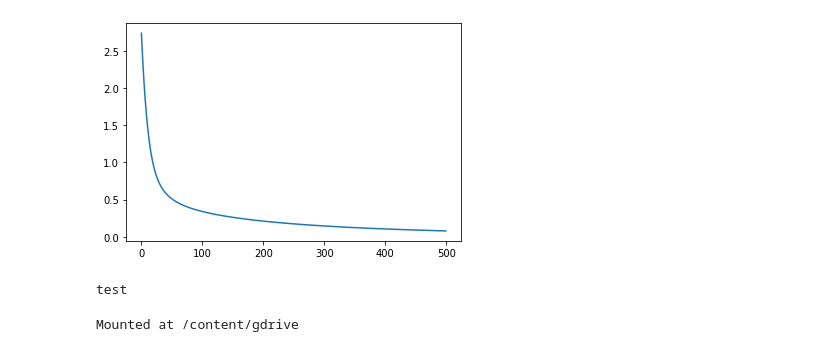
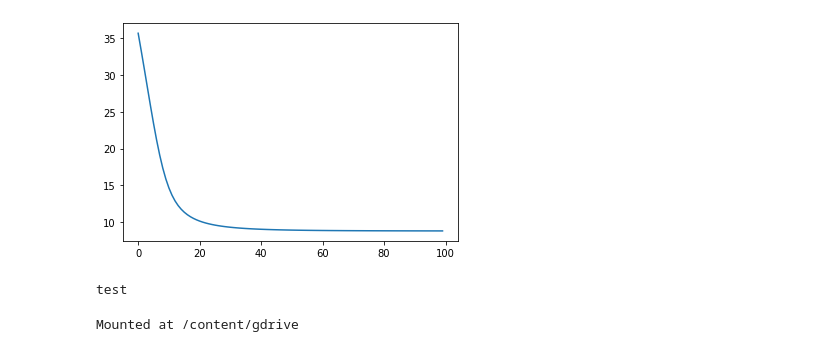
Before and after one commit to hyunku/Reservoir-Computing, a Jupyter notebook: UpdatingESN.ipynb, the cells around one changed output. Drawn from its saved outputs; the diff is of its cells as text; code cells hidden in the pictures.

```diff
--- a/UpdatingESN.ipynb
+++ b/UpdatingESN.ipynb
@@ -28,39 +29,41 @@ def loss_function(targets, preds, inputs):
     dmse = 0
     mse_loss = 0
     for i in range(len(targets)):
-        dEdW = np.dot(inputs[i].reshape(-1, 1), (np.exp(-preds[i]) / np.power((1 + np.exp(-preds[i])), 2)).reshape(-1, 1).T)
+        dEdW = np.dot(inputs[i].reshape(-1, 1),
+                      (np.exp(-preds[i]) / np.power((1 + np.exp(-preds[i])), 2)).reshape(-1, 1).T)
         sample_dmse = (targets[i] - preds[i]) * dEdW
         dmse += sample_dmse
         mse_loss += np.power((targets[i] - preds[i]), 2)
-    return (dmse * 2)/len(targets), mse_loss * (1/(2*len(targets)))
+    return (dmse * 2) / len(targets), mse_loss * (1 / (2 * len(targets)))
+
+
+# def train(inputs, targets, weights, lr, epochs):
+#     loss_list = []
+#     for idx in tqdm(range(epochs), desc="Train"):
+#         prediction = forward_propagation(inputs, weights)
+#         grads, losses = loss_function(targets, prediction, inputs)
+#         weights = backward_propagation(grads, weights, lr)
+#         loss_list.append(sum(losses))
+#     return loss_list
 
 
 def train(inputs, targets, weights, lr, epochs):
     loss_list = []
     for idx in tqdm(range(epochs), desc="Train"):
         prediction = forward_propagation(inputs, weights)
-        grads, losses = loss_function(targets, prediction, inputs)
+        losses = []
+        grads = []
+        for target in targets:
+            grad, loss = loss_function(target, prediction, inputs)
+            losses.append(loss)
+            grads.append(grad)
+        losses = sum(losses) / len(losses)
+        grads = sum(grads) / len(grads)
+        if sum(losses) <= 0.4:
+            break
         weights = backward_propagation(grads, weights, lr)
         loss_list.append(sum(losses))
     return loss_list
-
-
-# def train(inputs, targets, weights, lr, epochs):
-#     loss_list = []
-#     upper_threshold = True
-#     for idx in tqdm(range(epochs), desc="Train"):
-#       if upper_threshold:
-#         prediction = forward_propagation(inputs, weights)
-#         grads, losses = loss_function(targets, prediction, inputs)
-#         if sum(losses) <= 0.15:
-#           upper_threshold = False
-#           break
-#         else:
-#           weights = backward_propagation(grads, weights, lr)
-#           loss_list.append(sum(losses))
-#       else:
-#         break
-#     return loss_list
 
 
 def predict(inputs, weights):
@@ -68,20 +71,35 @@ def predict(inputs, weights):
 
 
 def main():
-    num_samples = 100
-    input_size = 4
-    output_size = 2
+    num_samples = 100 # 데이터 개수
+    input_size = 7 # 입력층 노드 수
+    output_size = 3 # 출력층 노드 수
     learning_rate = 0.1
-    epochs = 500
-    ## sample_function: y1 = 1*x1 - 2*x3
-    ##                  y2 = 3*x2 + 2*x4
+    epochs = 100
+
+    ## sample_function: y = 1*x1 - 2*x3 + 3*x2 - 7*x4
     input_data = np.random.rand(num_samples, input_size)
-    y1 = 1 * input_data[:, 0] - 2 * input_data[:, 2]
-    y2 = 3 * input_data[:, 1] + 2 * input_data[:, 3]
-    targets = np.stack([y1, y2], axis=1)
+    y = 1 * input_data[:, 0] - 2 * input_data[:, 2] + 3 * input_data[:, 1] - 7 * input_data[:, 3]
+    print("y_val", y.shape)
+    y = y.reshape(-1,1)
+    print("y", y.shape)
+    y_new = y.copy()
+    if output_size != 1:
+      for ii in range(1,output_size,1):
+        y_new = np.hstack((y, y_new))
+      targets = y_new
+    else:
+      targets = y_new
+
+    print(targets[0])
+    print(targets[1])
+    print(targets[2])
+    print(targets[8])
+    print("target_data", targets.shape)
     weights = define_weights(input_size, output_size)
-    print(input_data.shape)
-    print(targets.shape)
+    print("input_data", input_data.shape)
+    print("weights shape", weights.shape)
+
 
     print("Before Weights", weights)
     losses = train(input_data, targets, weights, learning_rate, epochs)
@@ -92,6 +110,7 @@ def main():
 
     print("test")
 
+
 if __name__ == "__main__":
     main()
 # %% [output]
@@ -109,4 +141,4 @@ min loss : 0.07870575402750885
-[figure, old version]
+[figure, new version]
 test
 # %%
 def correct_dimensions(s, targetlength):
```
Also changed, not shown: parts of 9 cells of this notebook.
